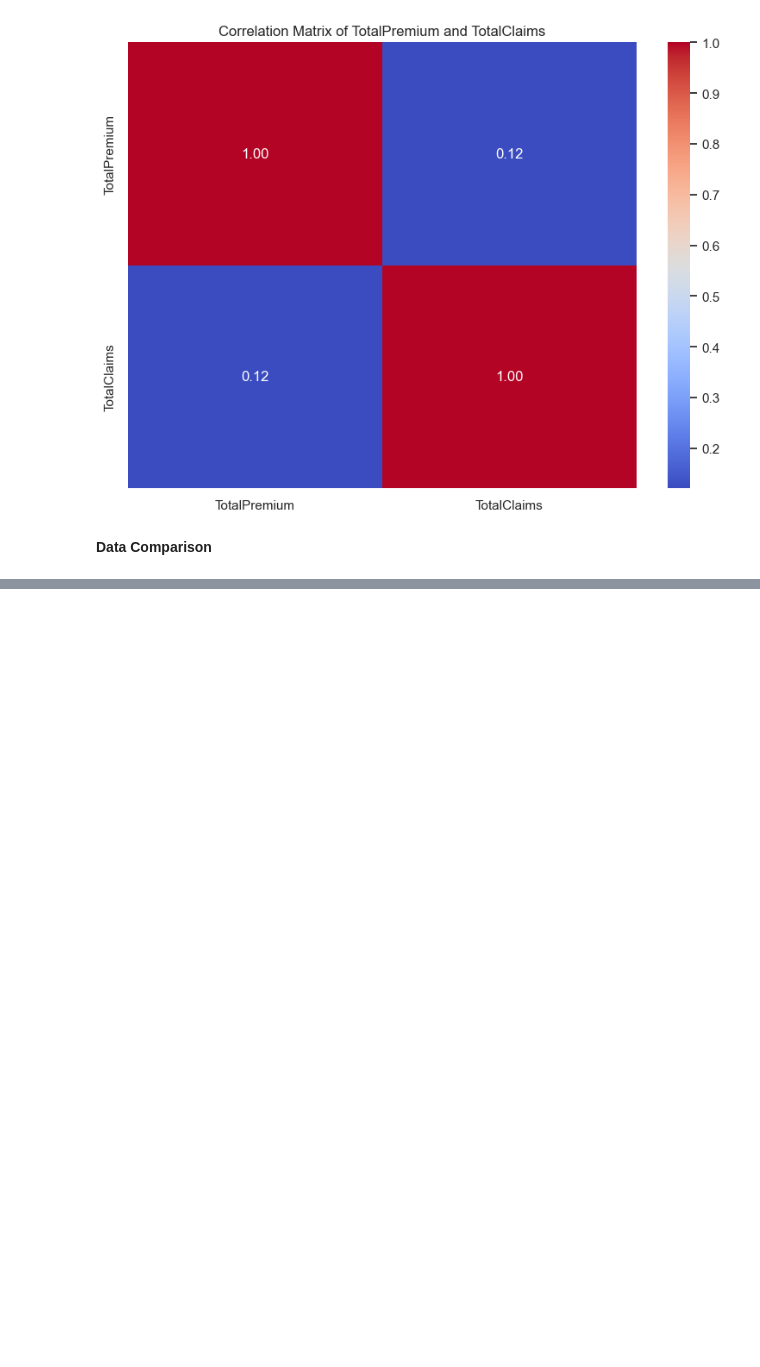
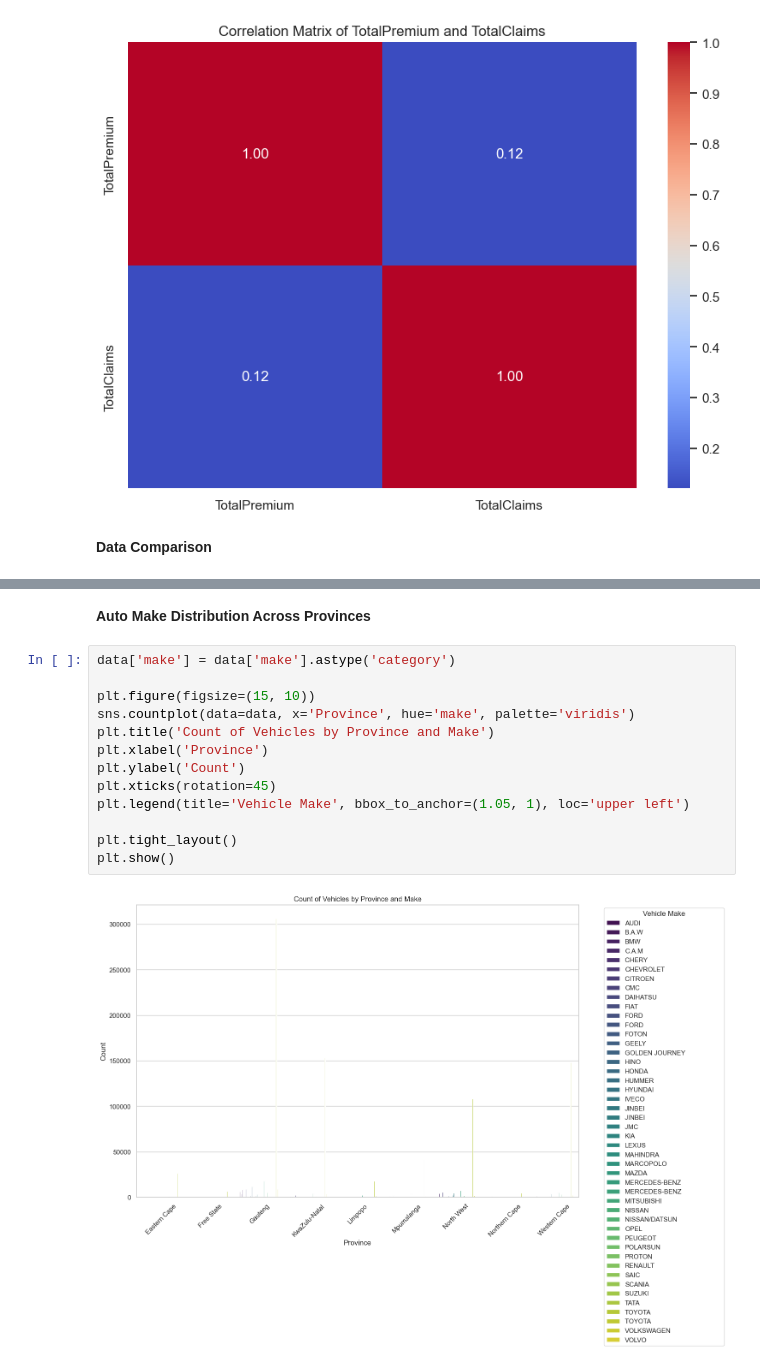
Before and after one commit to Wbam/Week-3, a Jupyter notebook: notebooks/eda_summary.ipynb, the cells around one changed output, grey strips where cells are left out. Cells and saved outputs as stored; diff of their text form; blank space fills up the shorter version.

```diff
--- a/notebooks/eda_summary.ipynb
+++ b/notebooks/eda_summary.ipynb
@@ -336,0 +354,17 @@ plt.show()
+# %% [markdown]
+<font size="16"><b>Auto Make Distribution Across Provinces</b></font>
+# %%
+data['make'] = data['make'].astype('category')
+
+plt.figure(figsize=(15, 10))
+sns.countplot(data=data, x='Province', hue='make', palette='viridis')
+plt.title('Count of Vehicles by Province and Make')
+plt.xlabel('Province')
+plt.ylabel('Count')
+plt.xticks(rotation=45)
+plt.legend(title='Vehicle Make', bbox_to_anchor=(1.05, 1), loc='upper left')
+
+plt.tight_layout()
+plt.show()
+# %% [output]
+[figure, added]
```
Also changed, not shown: parts of 7 cells of this notebook.
